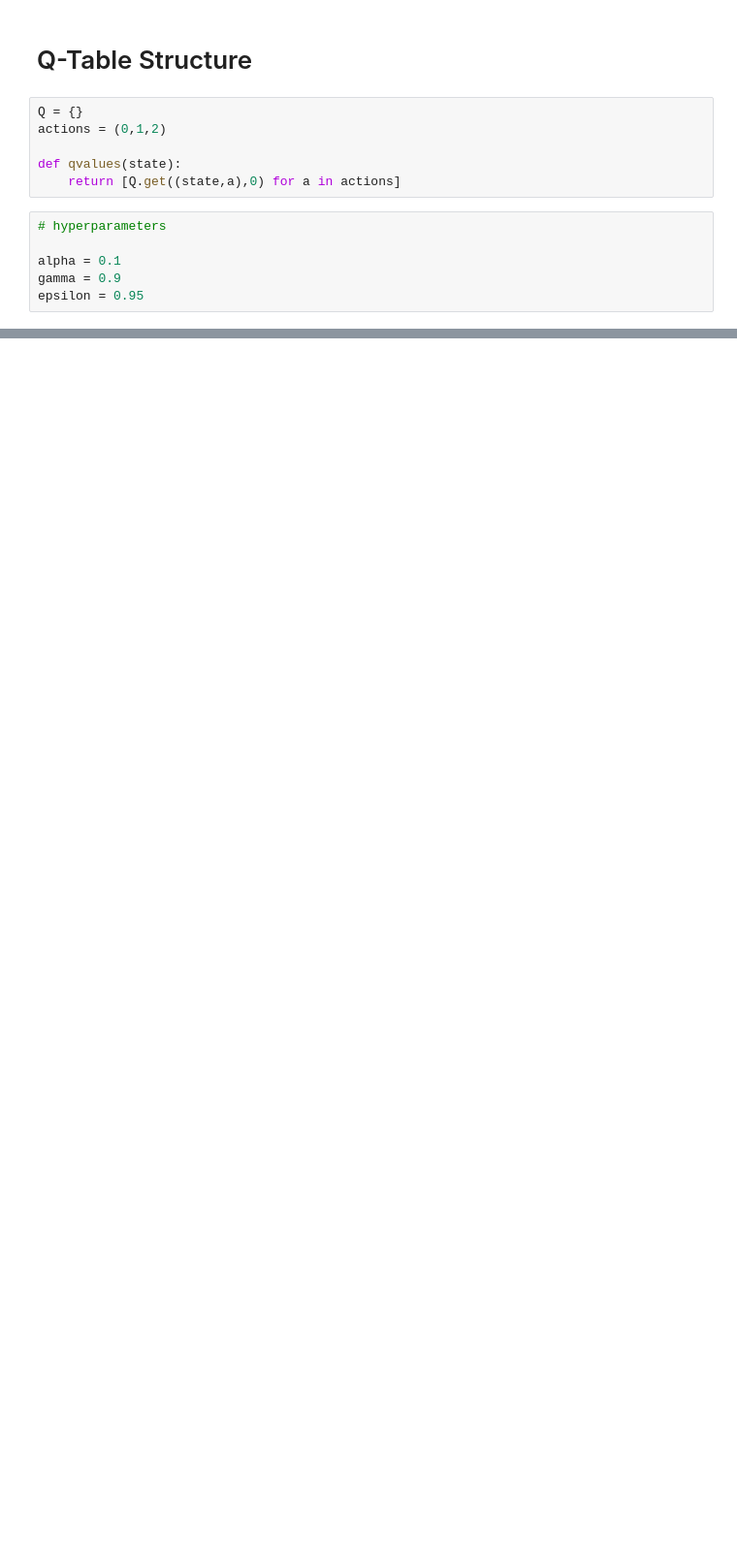
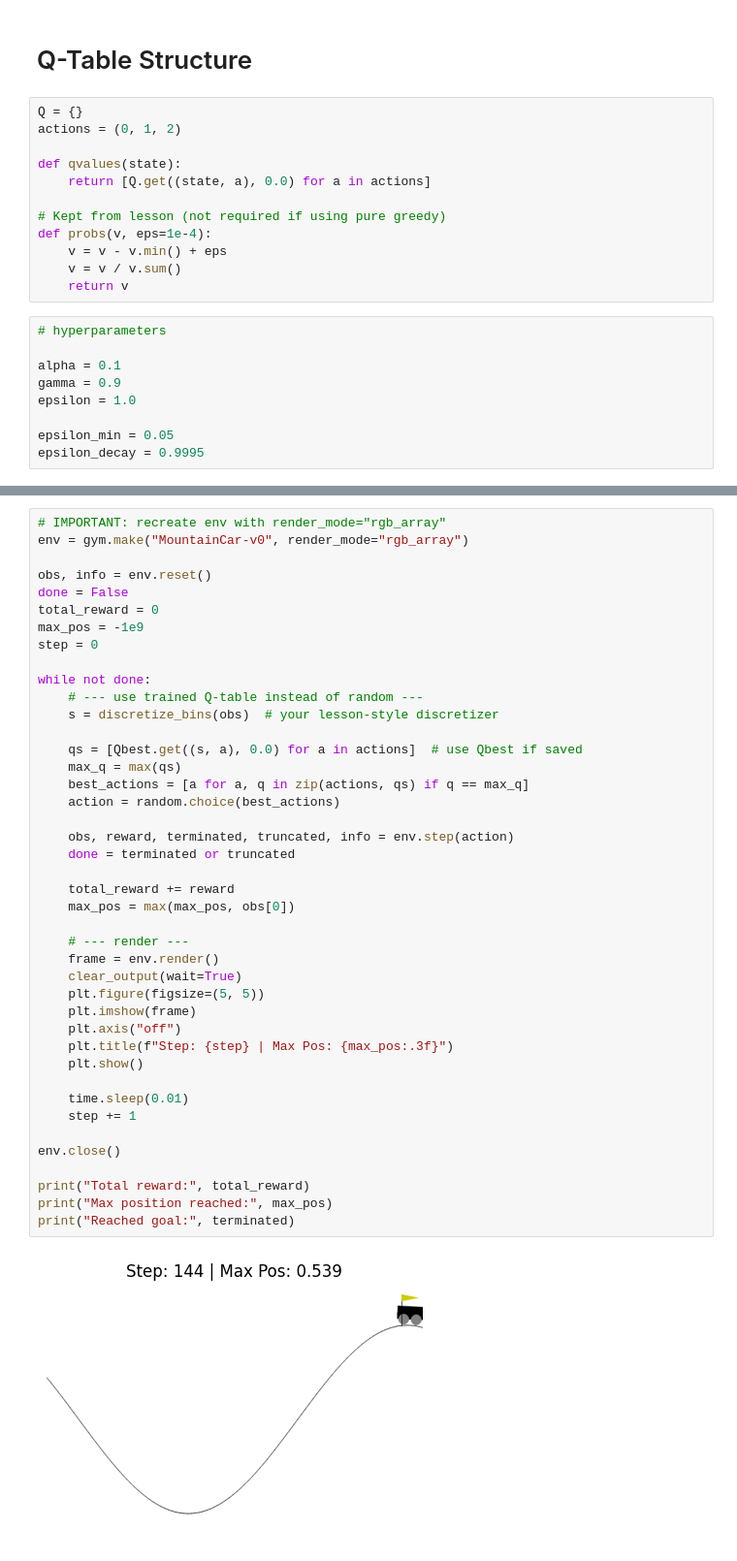
Before and after one commit to jhRayHwang/ML-For-Beginners, a Jupyter notebook: 8-Reinforcement/2-Gym/mountain_car.ipynb, the cells around one changed output, grey strips where cells are left out. Shown at 97% size. Saved outputs shown, nothing was run; the diff lists cells and outputs as text; blank space fills up the shorter version.

Commit message:
All lessons done

```diff
--- a/8-Reinforcement/2-Gym/mountain_car.ipynb
+++ b/8-Reinforcement/2-Gym/mountain_car.ipynb
@@ -89,14 +112,23 @@ print(env.observation_space.high)
 # Q-Table Structure
 # %%
 Q = {}
-actions = (0,1,2)
+actions = (0, 1, 2)
 
 def qvalues(state):
-    return [Q.get((state,a),0) for a in actions]
+    return [Q.get((state, a), 0.0) for a in actions]
+
+# Kept from lesson (not required if using pure greedy)
+def probs(v, eps=1e-4):
+    v = v - v.min() + eps
+    v = v / v.sum()
+    return v
 # %%
 # hyperparameters
 
 alpha = 0.1
 gamma = 0.9
-epsilon = 0.95
+epsilon = 1.0
+
+epsilon_min = 0.05
+epsilon_decay = 0.9995
 # %%
@@ -141,0 +206,44 @@ TypeError: unhashable type: 'numpy.ndarray'
+# %%
+# IMPORTANT: recreate env with render_mode="rgb_array"
+env = gym.make("MountainCar-v0", render_mode="rgb_array")
+
+obs, info = env.reset()
+done = False
+total_reward = 0
+max_pos = -1e9
+step = 0
+
+while not done:
+    # --- use trained Q-table instead of random ---
+    s = discretize_bins(obs)  # your lesson-style discretizer
+
+    qs = [Qbest.get((s, a), 0.0) for a in actions]  # use Qbest if saved
+    max_q = max(qs)
+    best_actions = [a for a, q in zip(actions, qs) if q == max_q]
+    action = random.choice(best_actions)
+
+    obs, reward, terminated, truncated, info = env.step(action)
+    done = terminated or truncated
+
+    total_reward += reward
+    max_pos = max(max_pos, obs[0])
+
+    # --- render ---
+    frame = env.render()
+    clear_output(wait=True)
+    plt.figure(figsize=(5, 5))
+    plt.imshow(frame)
+    plt.axis("off")
+    plt.title(f"Step: {step} | Max Pos: {max_pos:.3f}")
+    plt.show()
+
+    time.sleep(0.01)
+    step += 1
+
+env.close()
+
+print("Total reward:", total_reward)
+print("Max position reached:", max_pos)
+print("Reached goal:", terminated)
+# %% [output]
+[figure, added]
```
Also changed, not shown: parts of 7 cells of this notebook, 1 other file.
